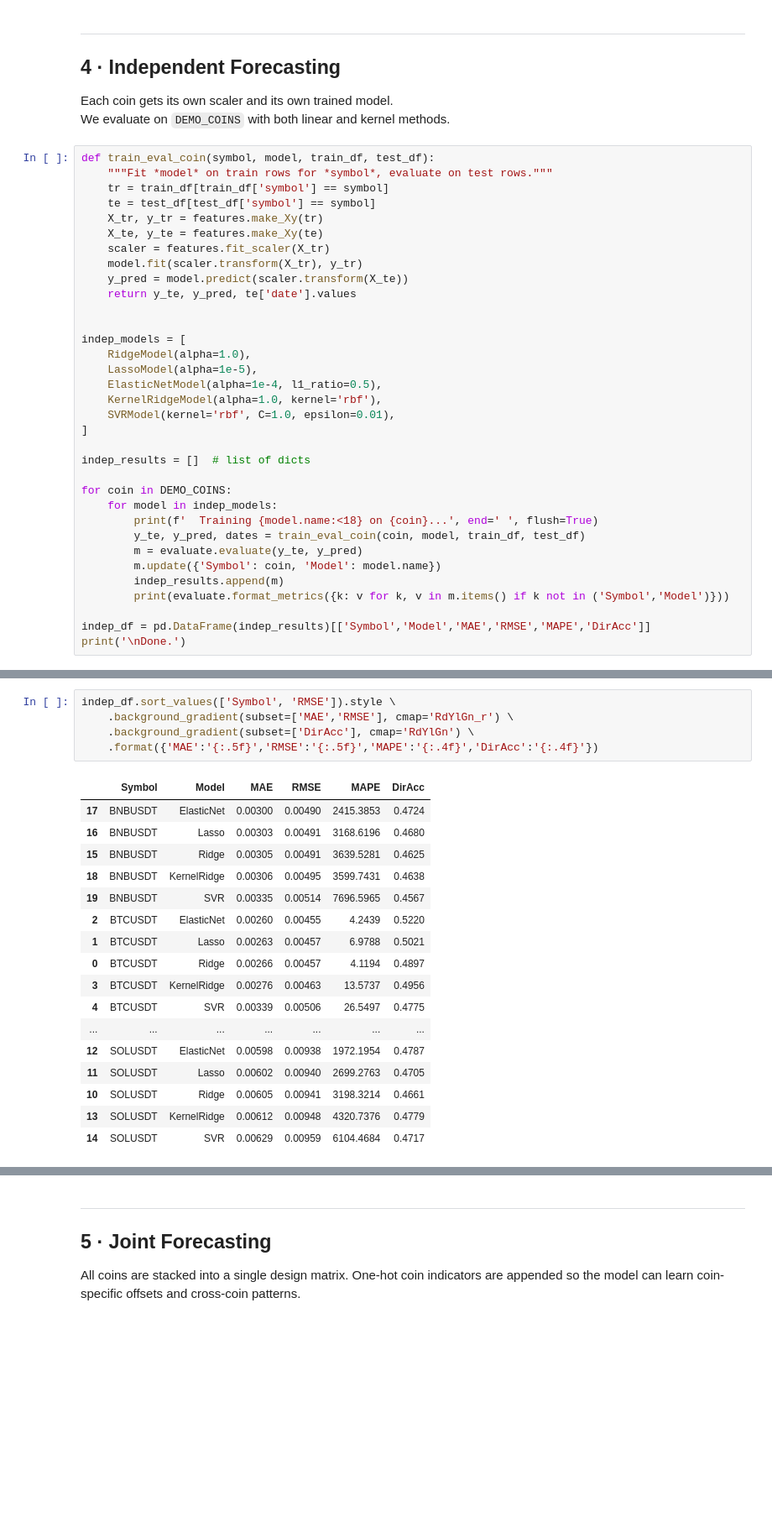
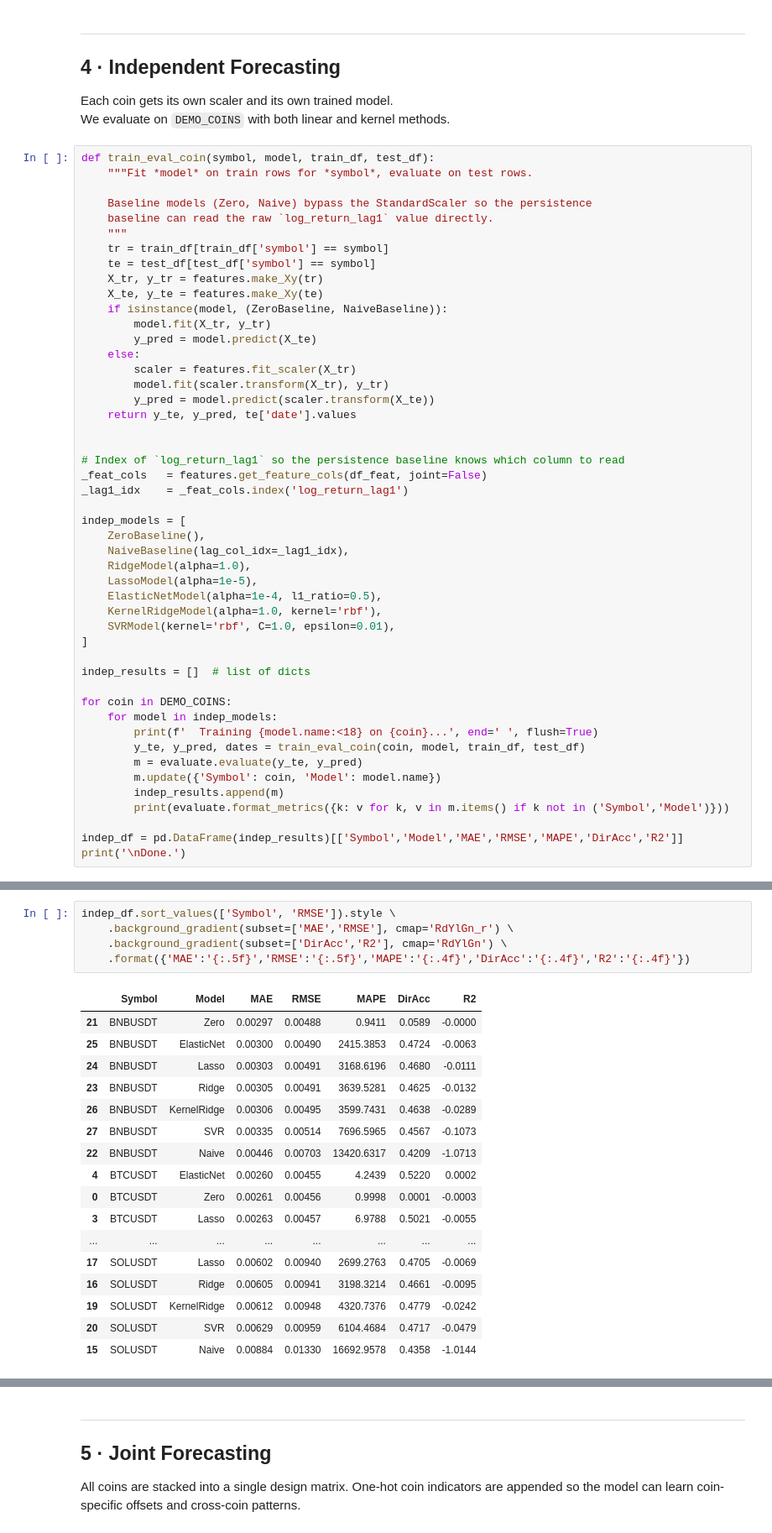
Before and after one commit to Allliance/price-modeling, a Jupyter notebook: notebook.ipynb, the cells around one changed output, grey strips where cells are left out. Shown at 84% size. Drawn from its saved outputs; the diff is of its cells as text; blank space fills up the shorter version.

```diff
--- a/notebook.ipynb
+++ b/notebook.ipynb
@@ -190,18 +191,32 @@ Each coin gets its own scaler and its own trained model.
 We evaluate on `DEMO_COINS` with both linear and kernel methods.
 # %%
 def train_eval_coin(symbol, model, train_df, test_df):
-    """Fit *model* on train rows for *symbol*, evaluate on test rows."""
+    """Fit *model* on train rows for *symbol*, evaluate on test rows.
+
+    Baseline models (Zero, Naive) bypass the StandardScaler so the persistence
+    baseline can read the raw `log_return_lag1` value directly.
+    """
     tr = train_df[train_df['symbol'] == symbol]
     te = test_df[test_df['symbol'] == symbol]
     X_tr, y_tr = features.make_Xy(tr)
     X_te, y_te = features.make_Xy(te)
-    scaler = features.fit_scaler(X_tr)
-    model.fit(scaler.transform(X_tr), y_tr)
-    y_pred = model.predict(scaler.transform(X_te))
+    if isinstance(model, (ZeroBaseline, NaiveBaseline)):
+        model.fit(X_tr, y_tr)
+        y_pred = model.predict(X_te)
+    else:
+        scaler = features.fit_scaler(X_tr)
+        model.fit(scaler.transform(X_tr), y_tr)
+        y_pred = model.predict(scaler.transform(X_te))
     return y_te, y_pred, te['date'].values
 
 
+# Index of `log_return_lag1` so the persistence baseline knows which column to read
+_feat_cols   = features.get_feature_cols(df_feat, joint=False)
+_lag1_idx    = _feat_cols.index('log_return_lag1')
+
 indep_models = [
+    ZeroBaseline(),
+    NaiveBaseline(lag_col_idx=_lag1_idx),
     RidgeModel(alpha=1.0),
     LassoModel(alpha=1e-5),
     ElasticNetModel(alpha=1e-4, l1_ratio=0.5),
@@ -220,6 +235,6 @@ for coin in DEMO_COINS:
         indep_results.append(m)
         print(evaluate.format_metrics({k: v for k, v in m.items() if k not in ('Symbol','Model')}))
 
-indep_df = pd.DataFrame(indep_results)[['Symbol','Model','MAE','RMSE','MAPE','DirAcc']]
+indep_df = pd.DataFrame(indep_results)[['Symbol','Model','MAE','RMSE','MAPE','DirAcc','R2']]
 print('\nDone.')
 # %% [output]
@@ -243,24 +258,24 @@ Done.
 # %%
 indep_df.sort_values(['Symbol', 'RMSE']).style \
     .background_gradient(subset=['MAE','RMSE'], cmap='RdYlGn_r') \
-    .background_gradient(subset=['DirAcc'], cmap='RdYlGn') \
-    .format({'MAE':'{:.5f}','RMSE':'{:.5f}','MAPE':'{:.4f}','DirAcc':'{:.4f}'})
+    .background_gradient(subset=['DirAcc','R2'], cmap='RdYlGn') \
+    .format({'MAE':'{:.5f}','RMSE':'{:.5f}','MAPE':'{:.4f}','DirAcc':'{:.4f}','R2':'{:.4f}'})
 # %% [output]
-|  | Symbol | Model | MAE | RMSE | MAPE | DirAcc |
-| 17 | BNBUSDT | ElasticNet | 0.00300 | 0.00490 | 2415.3853 | 0.4724 |
-| 16 | BNBUSDT | Lasso | 0.00303 | 0.00491 | 3168.6196 | 0.4680 |
-| 15 | BNBUSDT | Ridge | 0.00305 | 0.00491 | 3639.5281 | 0.4625 |
-| 18 | BNBUSDT | KernelRidge | 0.00306 | 0.00495 | 3599.7431 | 0.4638 |
-| 19 | BNBUSDT | SVR | 0.00335 | 0.00514 | 7696.5965 | 0.4567 |
-| 2 | BTCUSDT | ElasticNet | 0.00260 | 0.00455 | 4.2439 | 0.5220 |
-| 1 | BTCUSDT | Lasso | 0.00263 | 0.00457 | 6.9788 | 0.5021 |
-| 0 | BTCUSDT | Ridge | 0.00266 | 0.00457 | 4.1194 | 0.4897 |
-| 3 | BTCUSDT | KernelRidge | 0.00276 | 0.00463 | 13.5737 | 0.4956 |
-| 4 | BTCUSDT | SVR | 0.00339 | 0.00506 | 26.5497 | 0.4775 |
-| ... | ... | ... | ... | ... | ... | ... |
-| 12 | SOLUSDT | ElasticNet | 0.00598 | 0.00938 | 1972.1954 | 0.4787 |
-| 11 | SOLUSDT | Lasso | 0.00602 | 0.00940 | 2699.2763 | 0.4705 |
-| 10 | SOLUSDT | Ridge | 0.00605 | 0.00941 | 3198.3214 | 0.4661 |
-| 13 | SOLUSDT | KernelRidge | 0.00612 | 0.00948 | 4320.7376 | 0.4779 |
-| 14 | SOLUSDT | SVR | 0.00629 | 0.00959 | 6104.4684 | 0.4717 |
+|  | Symbol | Model | MAE | RMSE | MAPE | DirAcc | R2 |
+| 21 | BNBUSDT | Zero | 0.00297 | 0.00488 | 0.9411 | 0.0589 | -0.0000 |
+| 25 | BNBUSDT | ElasticNet | 0.00300 | 0.00490 | 2415.3853 | 0.4724 | -0.0063 |
+| 24 | BNBUSDT | Lasso | 0.00303 | 0.00491 | 3168.6196 | 0.4680 | -0.0111 |
+| 23 | BNBUSDT | Ridge | 0.00305 | 0.00491 | 3639.5281 | 0.4625 | -0.0132 |
+| 26 | BNBUSDT | KernelRidge | 0.00306 | 0.00495 | 3599.7431 | 0.4638 | -0.0289 |
+| 27 | BNBUSDT | SVR | 0.00335 | 0.00514 | 7696.5965 | 0.4567 | -0.1073 |
+| 22 | BNBUSDT | Naive | 0.00446 | 0.00703 | 13420.6317 | 0.4209 | -1.0713 |
+| 4 | BTCUSDT | ElasticNet | 0.00260 | 0.00455 | 4.2439 | 0.5220 | 0.0002 |
+| 0 | BTCUSDT | Zero | 0.00261 | 0.00456 | 0.9998 | 0.0001 | -0.0003 |
+| 3 | BTCUSDT | Lasso | 0.00263 | 0.00457 | 6.9788 | 0.5021 | -0.0055 |
+| ... | ... | ... | ... | ... | ... | ... | ... |
+| 17 | SOLUSDT | Lasso | 0.00602 | 0.00940 | 2699.2763 | 0.4705 | -0.0069 |
+| 16 | SOLUSDT | Ridge | 0.00605 | 0.00941 | 3198.3214 | 0.4661 | -0.0095 |
+| 19 | SOLUSDT | KernelRidge | 0.00612 | 0.00948 | 4320.7376 | 0.4779 | -0.0242 |
+| 20 | SOLUSDT | SVR | 0.00629 | 0.00959 | 6104.4684 | 0.4717 | -0.0479 |
+| 15 | SOLUSDT | Naive | 0.00884 | 0.01330 | 16692.9578 | 0.4358 | -1.0144 |
 # %%
```
Also changed, not shown: parts of 10 cells of this notebook, 2 other files.
